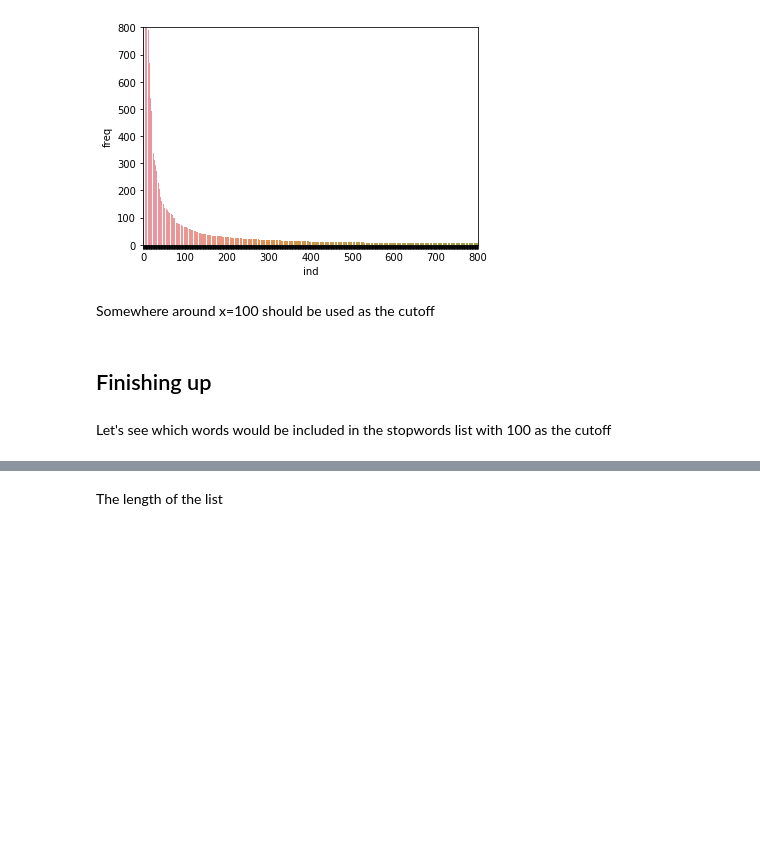
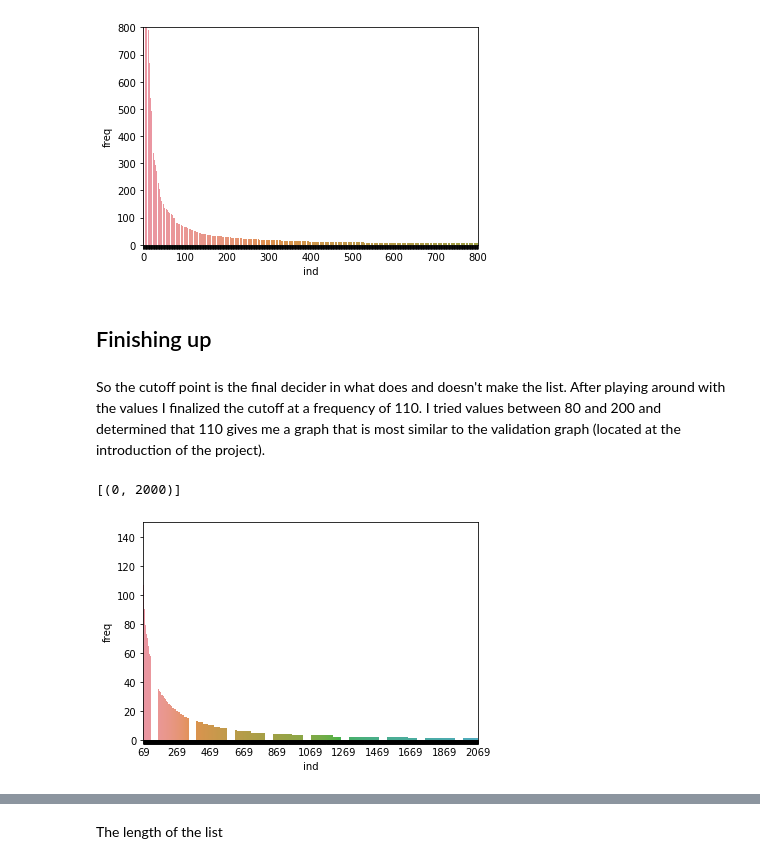
Before and after one commit to kolo-kaahanui/DataAnalytics, a Jupyter notebook: Project7.ipynb, the cells around one changed output, grey strips where cells are left out. Saved outputs shown, nothing was run; the diff lists cells and outputs as text; code cells hidden in the pictures; blank space fills up the shorter version.

Commit message:
project 7 revision

```diff
--- a/Project7.ipynb
+++ b/Project7.ipynb
@@ -172,10 +180,24 @@ g.set(xlim=(0, 800))
 # %% [output]
 [(0, 800)]
 [figure]
-# %% [markdown]
-Somewhere around x=100 should be used as the cutoff
 # %% [markdown]
 ## Finishing up
-# %% [markdown]
-Let's see which words would be included in the stopwords list with 100 as the cutoff
+# %% [markdown]
+So the cutoff point is the final decider in what does and doesn't make the list. After playing around with the values I finalized the cutoff at a frequency of 110. I tried values between 80 and 200 and determined that 110 gives me a graph that is most similar to the validation graph (located at the introduction of the project).
+# %%
+finalDF = df[df["freq"]<=110]
+
+g = sns.barplot(data=finalDF, y="freq", x="ind")
+
+for ind, label in enumerate(g.get_xticklabels()):
+    if ind % 200 == 0:  # x ticks
+        label.set_visible(True)
+    else:
+        label.set_visible(False)
+g.set(ylim=(0, 150))
+#g.set(xlim=(0, 3500))
+g.set(xlim=(0, 2000))
+# %% [output]
+[(0, 2000)]
+[figure, added]
 # %%
```
Also changed, not shown: parts of 15 cells of this notebook, 1 other file.
